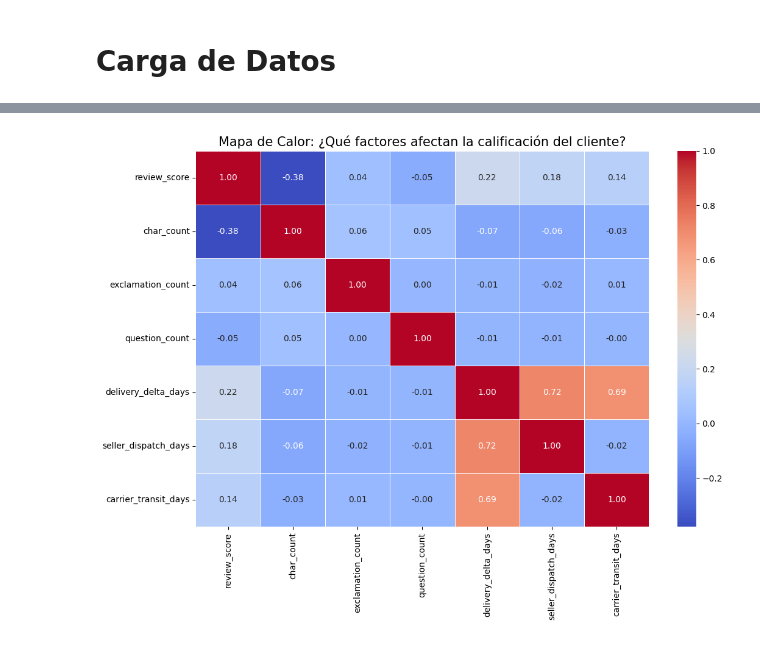
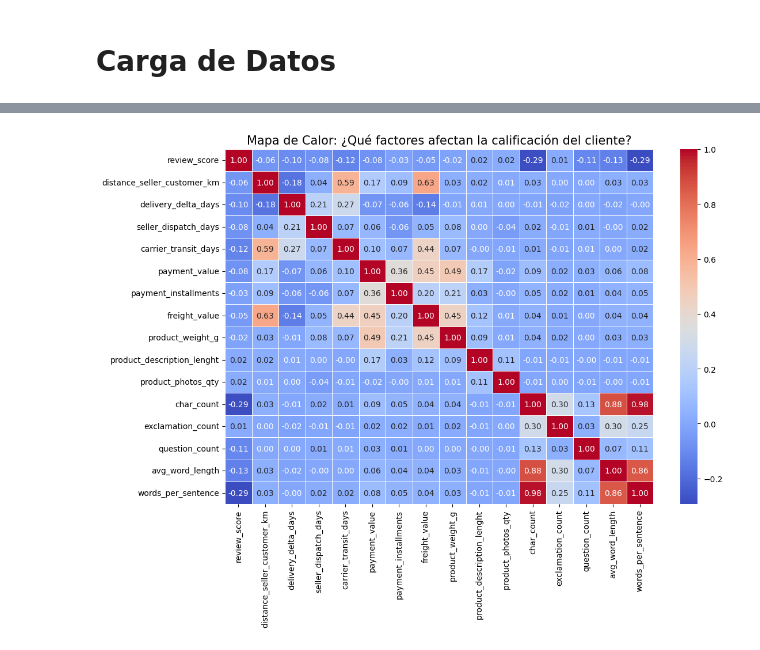
Before and after one commit to joaortizro/Microproyecto-MLOPS, a Jupyter notebook: notebooks/main.ipynb, the cells around one changed output, grey strips where cells are left out. Drawn from its saved outputs; the diff is of its cells as text; code cells hidden in the pictures.

```diff
--- a/notebooks/main.ipynb
+++ b/notebooks/main.ipynb
@@ -101,0 +99,16 @@ DataFrame Columns: ['product_category_name', 'product_category_name_english']
+# %%
+payments_agg = data_payments.groupby('order_id').agg({
+    'payment_installments': 'max',    # Máximo de cuotas (presión financiera)
+    'payment_value': 'sum',           # Valor total pagado
+    'payment_type': lambda x: x.mode()[0] if not x.empty else 'unknown' # Tipo predominante
+}).reset_index()
+
+# --- LIMPIEZA DE GEOLOCALIZACIÓN ---
+# Promediamos lat/lng por prefijo para tener un solo punto por zona
+geo_clean = data_geolocation.groupby('geolocation_zip_code_prefix').agg({
+    'geolocation_lat': 'mean',
+    'geolocation_lng': 'mean'
+}).reset_index()
+
+preview_df(payments_agg, name="Aggregated Payments Dataset")
+preview_df(geo_clean, name="Cleaned Geolocation Dataset")
@@ -221,8 +312,8 @@ def calculate_stats_per_row (data, column):
     data['period_count'] = data[column].str.count(r'\.')
     return data
 
-df_analysis['full_text'] = df_analysis['review_comment_title'].fillna('') + '' + df_analysis['review_comment_message'].fillna('')
+df_maestro['full_text'] = df_maestro['review_comment_title'].fillna('') + '' + df_maestro['review_comment_message'].fillna('')
 
-calculate_stats_per_row(df_analysis, 'full_text')
+calculate_stats_per_row(df_maestro, 'full_text')
 # %% [output]
 |  | review_id | order_id | review_score | review_comment_title | review_comment_message | review_creation_date | ... |
@@ -241,22 +355,32 @@ calculate_stats_per_row(df_analysis, 'full_text')
 # %%
 cols_para_correlacion = [
-    'review_score',
-    'char_count',
-    'exclamation_count',
-    'question_count',
-    'delivery_delta_days',
-    'seller_dispatch_days',
-    'carrier_transit_days'
+    'review_score',                 # Calificación del cliente (variable objetivo)
+    'distance_seller_customer_km',  # Distancia entre vendedor y cliente (distancia larga = más riesgo)
+    'delivery_delta_days',          # Tiempo entre fecha estimada y fecha real de entrega (logística deficiente = más riesgo)
+    'seller_dispatch_days',         # Tiempo entre compra y entrega al transportista (logística deficiente = más riesgo)
+    'carrier_transit_days',         # Tiempo total en tránsito (logística deficiente = más riesgo)
+    'payment_value',                # Valor total de la transacción
+    'payment_installments',         # Número de cuotas
+    'freight_value',                # Costo del envío
+    'product_weight_g',             # Peso (logística pesada = más riesgo)
+    'product_description_lenght',   # Calidad de la descripción del producto (descripciones pobres = más riesgo)
+    'product_photos_qty',           # Cantidad de fotos del producto (falta de fotos puede indicar problemas)
+    'char_count',                   # Longitud del comentario
+    'exclamation_count',            # Intensidad emocional del comentario
+    'question_count',               # Curiosidad o insatisfacción (más signos de interrogación = más riesgo)
+    'avg_word_length',              # Complejidad del lenguaje (lenguaje muy simple o muy complejo puede indicar problemas)
+    'words_per_sentence'            # Complejidad del comentario (comentarios muy simples o muy complejos pueden indicar problemas)
 ]
 
 # 2. Calculamos la matriz de correlación
-corr_matrix = df_analysis[cols_para_correlacion].corr()
+corr_matrix = df_maestro[cols_para_correlacion].corr(method='spearman')
 
 # 3. Graficamos
 plt.figure(figsize=(12, 8))
 sns.heatmap(corr_matrix, annot=True, cmap='coolwarm', fmt=".2f", linewidths=0.5)
 plt.title('Mapa de Calor: ¿Qué factores afectan la calificación del cliente?', fontsize=15)
+plt.savefig('correlation_heatmap.png')
 plt.show()
 # %% [output]
-[figure, old version]
+[figure, new version]
 # %%
```
Also changed, not shown: parts of 13 cells of this notebook, 4 other files.
